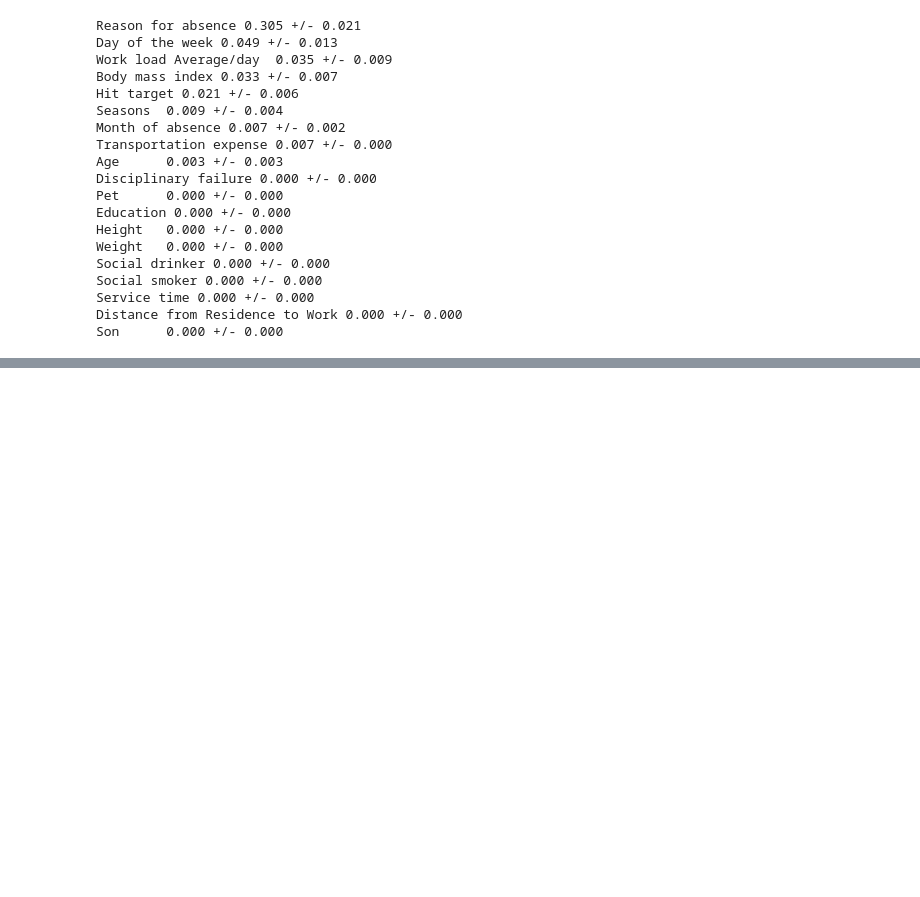
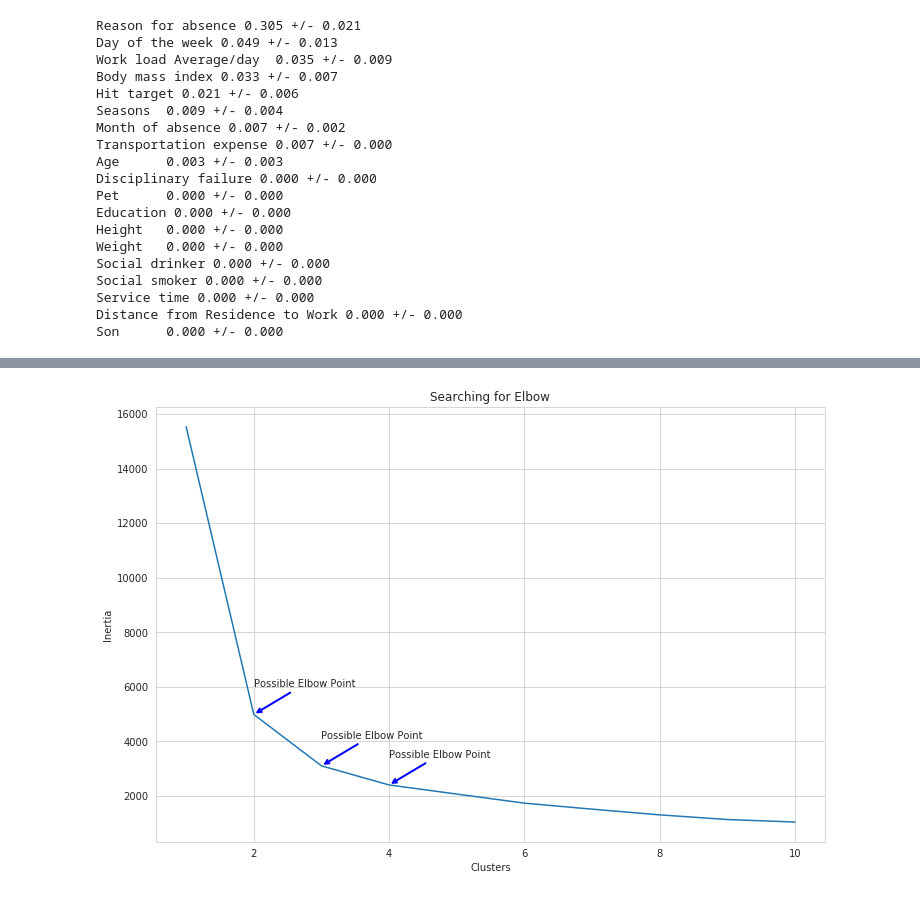
Before and after one commit to andersonnq02/Projeto_ModeloDescritivo, a Jupyter notebook: Projeto.ipynb, the cells around one changed output, grey strips where cells are left out. Drawn from its saved outputs; the diff is of its cells as text; code cells hidden in the pictures; blank space fills up the shorter version.

```diff
--- a/Projeto.ipynb
+++ b/Projeto.ipynb
@@ -634,0 +289,11 @@ dados_group_01.describe()
+# %%
+#Normalização dos dados do novo dataset.
+scaler = MinMaxScaler()
+scaler.fit(X_selected)
+dados_normalizados = scaler.transform(X_selected)
+
+dados_normalizados_df = pd.DataFrame(dados_normalizados)
+dados_normalizados_df.columns = dados_new.columns
+dados_normalizados_df.describe()
+
+dados_normalizados_df
@@ -634,0 +320,27 @@ dados_group_01.describe()
+# %%
+#Executando o K-means com um range de 10 clusters para análise com método elbow
+clusters = []
+
+for i in range(1, 11):
+    km = KMeans(n_clusters=i).fit(X_selected)
+    clusters.append(km.inertia_)
+
+fig, ax = plt.subplots(figsize=(12, 8))
+sns.lineplot(x=list(range(1, 11)), y=clusters, ax=ax)
+ax.set_title('Searching for Elbow')
+ax.set_xlabel('Clusters')
+ax.set_ylabel('Inertia')
+
+# Annotate arrow
+ax.annotate('Possible Elbow Point', xy=(4, clusters[3]), xytext=(4, clusters[3]+1000), xycoords='data',
+             arrowprops=dict(arrowstyle='->', connectionstyle='arc3', color='blue', lw=2))
+
+ax.annotate('Possible Elbow Point', xy=(3,clusters[2] ), xytext=(3, clusters[2]+1000), xycoords='data',
+             arrowprops=dict(arrowstyle='->', connectionstyle='arc3', color='blue', lw=2))
+
+ax.annotate('Possible Elbow Point', xy=(2,clusters[1] ), xytext=(2, clusters[1]+1000), xycoords='data',
+             arrowprops=dict(arrowstyle='->', connectionstyle='arc3', color='blue', lw=2))
+
+plt.show()
+# %% [output]
+[figure, added]
```
Also changed, not shown: parts of 80 cells of this notebook.
